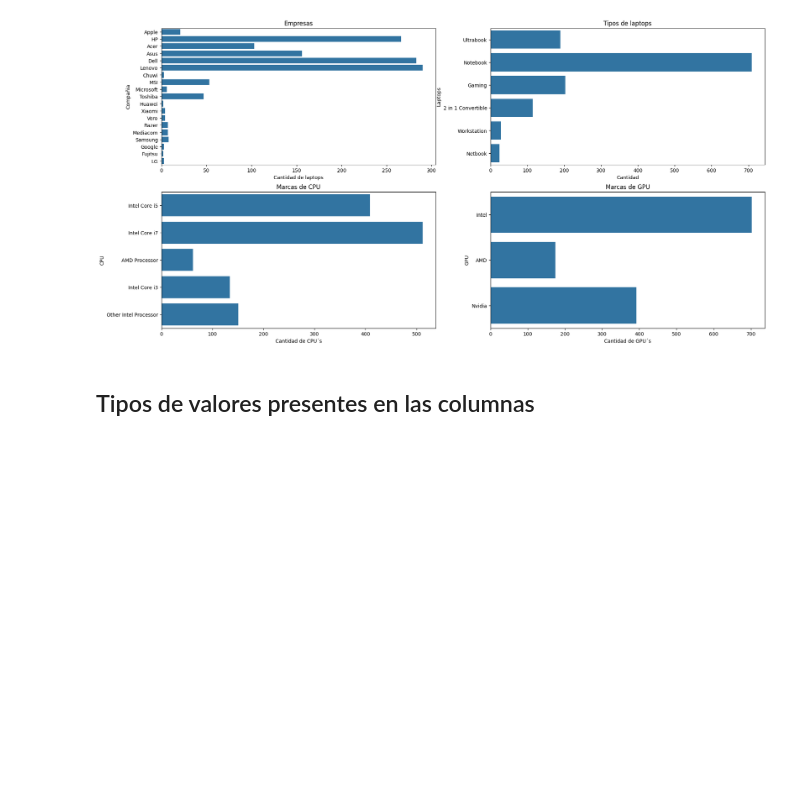
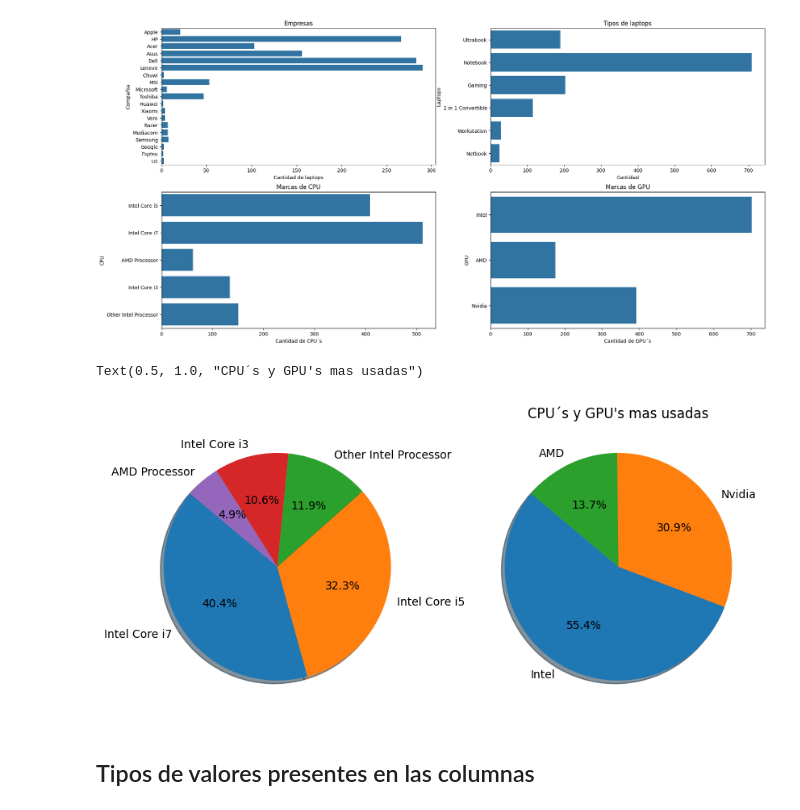
Before and after one commit to PGMGSnacks/Data-Science, a Jupyter notebook: AnalisysC.ipynb, the cells around one changed output. Saved outputs shown, nothing was run; the diff lists cells and outputs as text; code cells hidden in the pictures; blank space fills up the shorter version.

```diff
--- a/AnalisysC.ipynb
+++ b/AnalisysC.ipynb
@@ -115,6 +140,31 @@ axs[1,1].set_ylabel("GPU")
 # %% [output]
 Text(0, 0.5, 'GPU')
 [figure]
+# %%
+Cpubrand = df["Cpu brand"]
+Gpubrand = df["Gpu brand"]
+
+#CPU
+sizes_cpu = df["Cpu brand"].value_counts()
+labels_cpu = sizes_cpu.index
+
+#GPU
+sizes_gpu = df["Gpu brand"].value_counts()
+labels_gpu = sizes_gpu.index
+
+
+fig, axs = plt.subplots(
+    figsize=(10,5), ncols=2
+)
+#Grafico de pie para la cantidad de valores relacionados a la CPU
+axs[0].pie(sizes_cpu, labels=labels_cpu, autopct='%1.1f%%', shadow=True, startangle=140)
+
+#Grafico de pie para la cantidad de valores relacionados a la CPU
+axs[1].pie(sizes_gpu, labels=labels_gpu, autopct='%1.1f%%', shadow=True, startangle=140)
+plt.title("CPU´s y GPU's mas usadas")
+# %% [output]
+Text(0.5, 1.0, "CPU´s y GPU's mas usadas")
+[figure, added]
 # %% [markdown]
 ## Tipos de valores presentes en las columnas
 # %%
```
Also changed, not shown: parts of 56 cells of this notebook.
